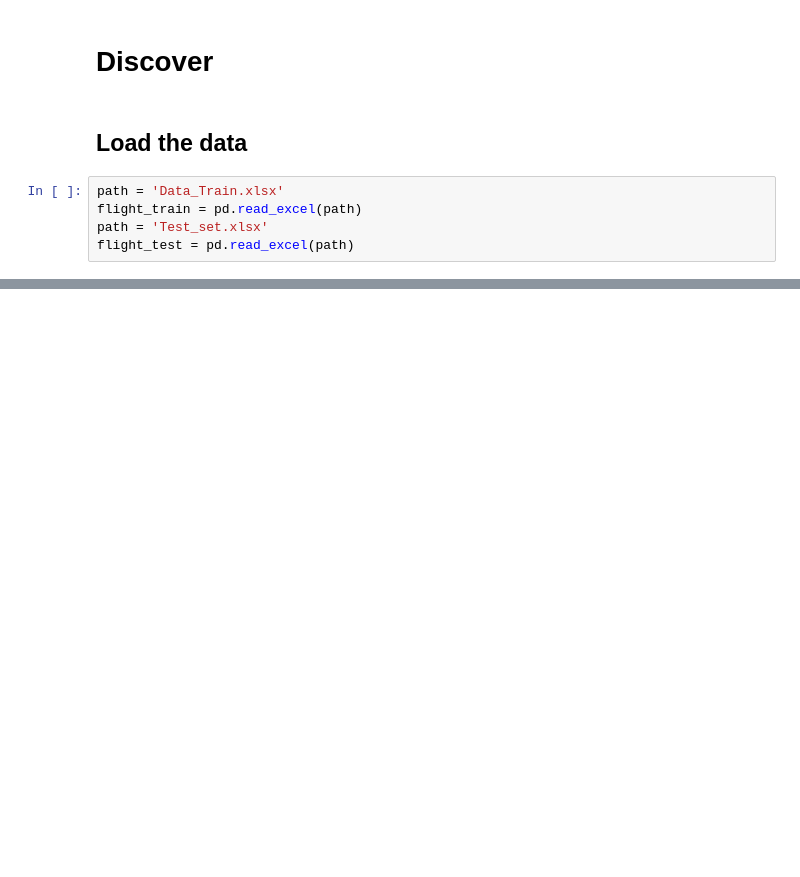
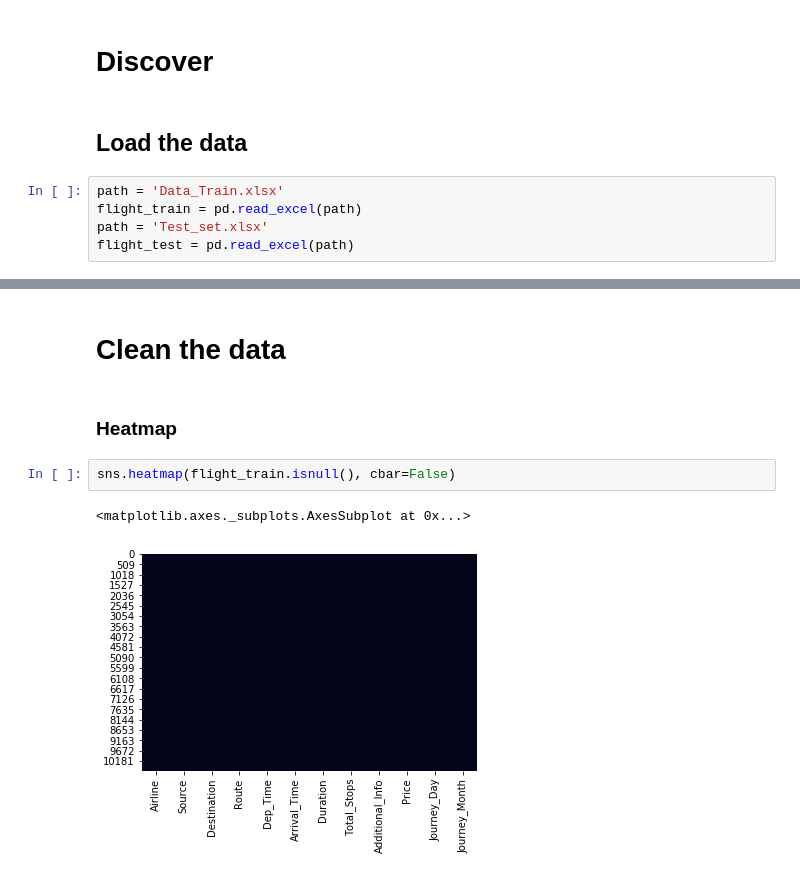
Before and after one commit to Zestoneel/flightpriceprediction, a Jupyter notebook: Flight Prediction Notebook.ipynb, the cells around one changed output, grey strips where cells are left out. Saved outputs shown, nothing was run; the diff lists cells and outputs as text; blank space fills up the shorter version.

```diff
--- a/Flight Prediction Notebook.ipynb
+++ b/Flight Prediction Notebook.ipynb
@@ -69,3 +80,12 @@ flight_test.tail()
 | 2668 | Jet Airways | 6/03/2019 | Delhi | Cochin | DEL → BOM → COK | 21:50 | 04:25 07 Mar | 6h 35m | ... |
 | 2669 | Air India | 6/03/2019 | Delhi | Cochin | DEL → BOM → COK | 04:00 | 19:15 | 15h 15m | ... |
 | 2670 | Multiple carriers | 15/06/2019 | Delhi | Cochin | DEL → BOM → COK | 04:55 | 19:15 | 14h 20m | ... |
+# %% [markdown]
+# Clean the data
+# %% [markdown]
+### Heatmap
+# %%
+sns.heatmap(flight_train.isnull(), cbar=False)
+# %% [output]
+<matplotlib.axes._subplots.AxesSubplot at 0x...>
+[figure, added]
```
Also changed, not shown: parts of 43 cells of this notebook, 3 other files.
